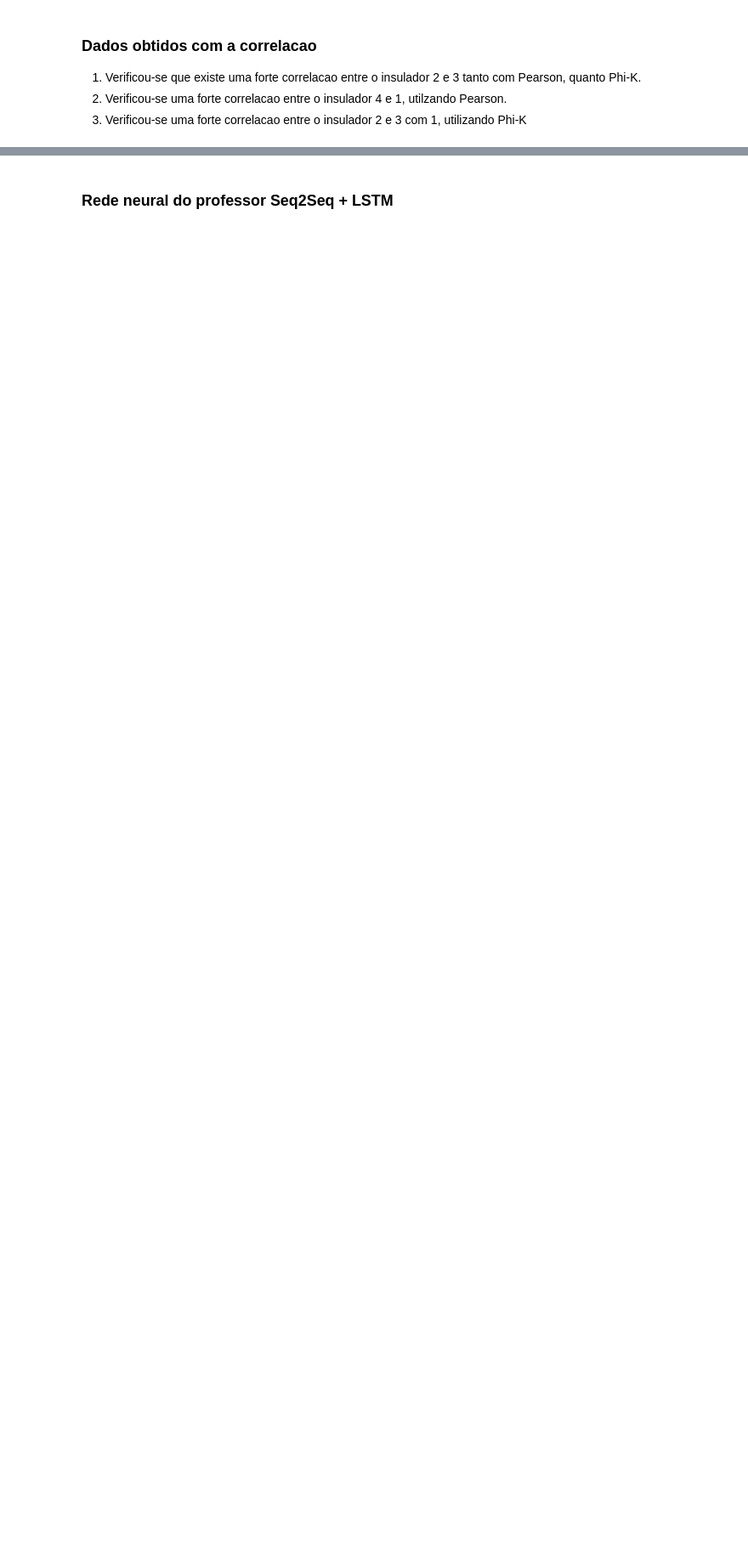
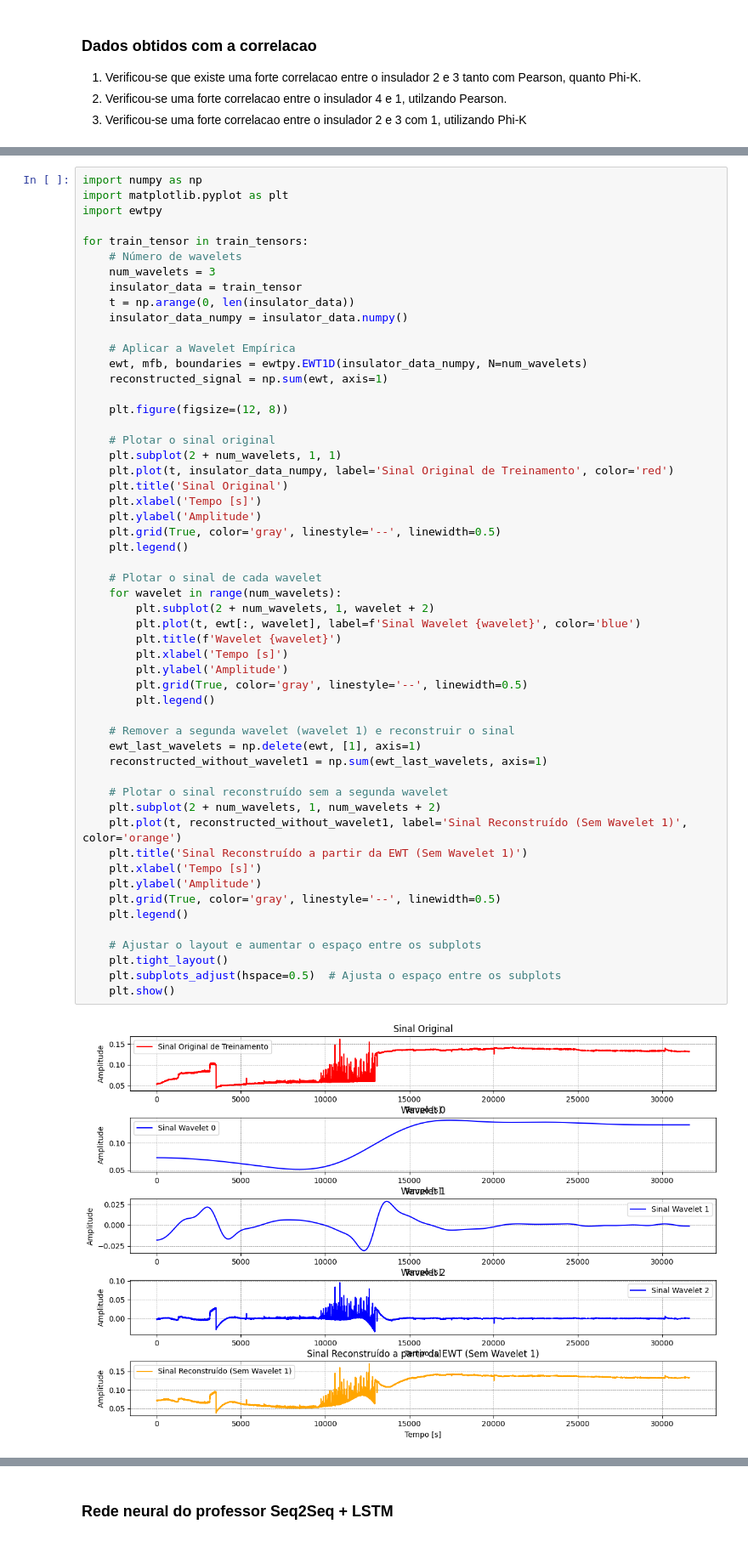
Before and after one commit to LeleoJs/NeuralNet-Seq2Seq-LSTM-Attention-, a Jupyter notebook: trabalho_analise_dados.ipynb, the cells around one changed output, grey strips where cells are left out. Shown at 85% size. Saved outputs shown, nothing was run; the diff lists cells and outputs as text; blank space fills up the shorter version.

```diff
--- a/trabalho_analise_dados.ipynb
+++ b/trabalho_analise_dados.ipynb
@@ -136,0 +142,56 @@ for num_insulator in range(len(col_insulators)):
+# %%
+import numpy as np
+import matplotlib.pyplot as plt
+import ewtpy
+
+for train_tensor in train_tensors:
+    # Número de wavelets
+    num_wavelets = 3
+    insulator_data = train_tensor
+    t = np.arange(0, len(insulator_data))
+    insulator_data_numpy = insulator_data.numpy()
+
+    # Aplicar a Wavelet Empírica
+    ewt, mfb, boundaries = ewtpy.EWT1D(insulator_data_numpy, N=num_wavelets)
+    reconstructed_signal = np.sum(ewt, axis=1)
+
+    plt.figure(figsize=(12, 8))
+
+    # Plotar o sinal original
+    plt.subplot(2 + num_wavelets, 1, 1)
+    plt.plot(t, insulator_data_numpy, label='Sinal Original de Treinamento', color='red')
+    plt.title('Sinal Original')
+    plt.xlabel('Tempo [s]')
+    plt.ylabel('Amplitude')
+    plt.grid(True, color='gray', linestyle='--', linewidth=0.5)
+    plt.legend()
+
+    # Plotar o sinal de cada wavelet
+    for wavelet in range(num_wavelets):
+        plt.subplot(2 + num_wavelets, 1, wavelet + 2)
+        plt.plot(t, ewt[:, wavelet], label=f'Sinal Wavelet {wavelet}', color='blue')
+        plt.title(f'Wavelet {wavelet}')
+        plt.xlabel('Tempo [s]')
+        plt.ylabel('Amplitude')
+        plt.grid(True, color='gray', linestyle='--', linewidth=0.5)
+        plt.legend()
+
+    # Remover a segunda wavelet (wavelet 1) e reconstruir o sinal
+    ewt_last_wavelets = np.delete(ewt, [1], axis=1)
+    reconstructed_without_wavelet1 = np.sum(ewt_last_wavelets, axis=1)
+
+    # Plotar o sinal reconstruído sem a segunda wavelet
+    plt.subplot(2 + num_wavelets, 1, num_wavelets + 2)
+    plt.plot(t, reconstructed_without_wavelet1, label='Sinal Reconstruído (Sem Wavelet 1)', color='orange')
+    plt.title('Sinal Reconstruído a partir da EWT (Sem Wavelet 1)')
+    plt.xlabel('Tempo [s]')
+    plt.ylabel('Amplitude')
+    plt.grid(True, color='gray', linestyle='--', linewidth=0.5)
+    plt.legend()
+
+    # Ajustar o layout e aumentar o espaço entre os subplots
+    plt.tight_layout()
+    plt.subplots_adjust(hspace=0.5)  # Ajusta o espaço entre os subplots
+    plt.show()
+# %% [output]
+[figure, added]
```
Also changed, not shown: parts of 10 cells of this notebook, 1 other file.
